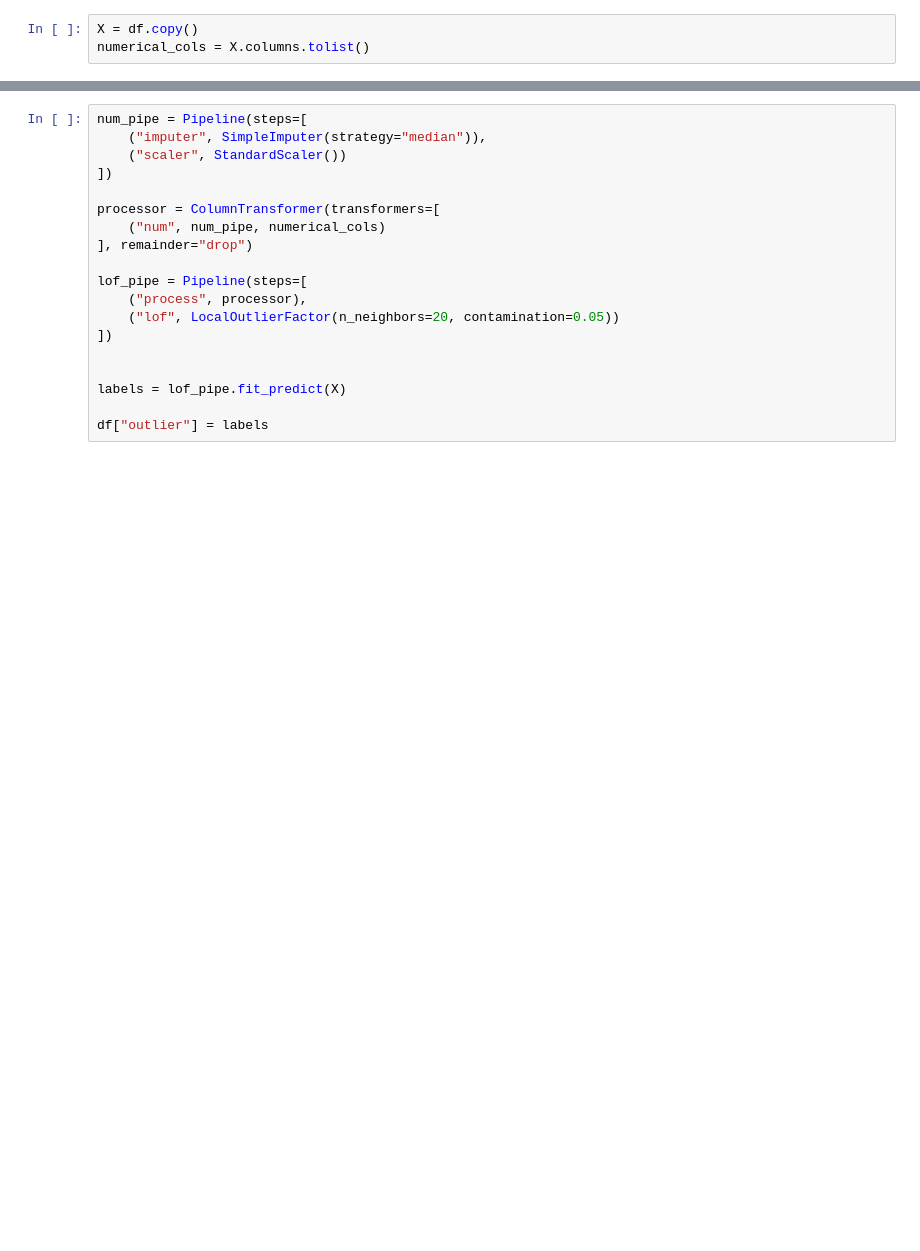
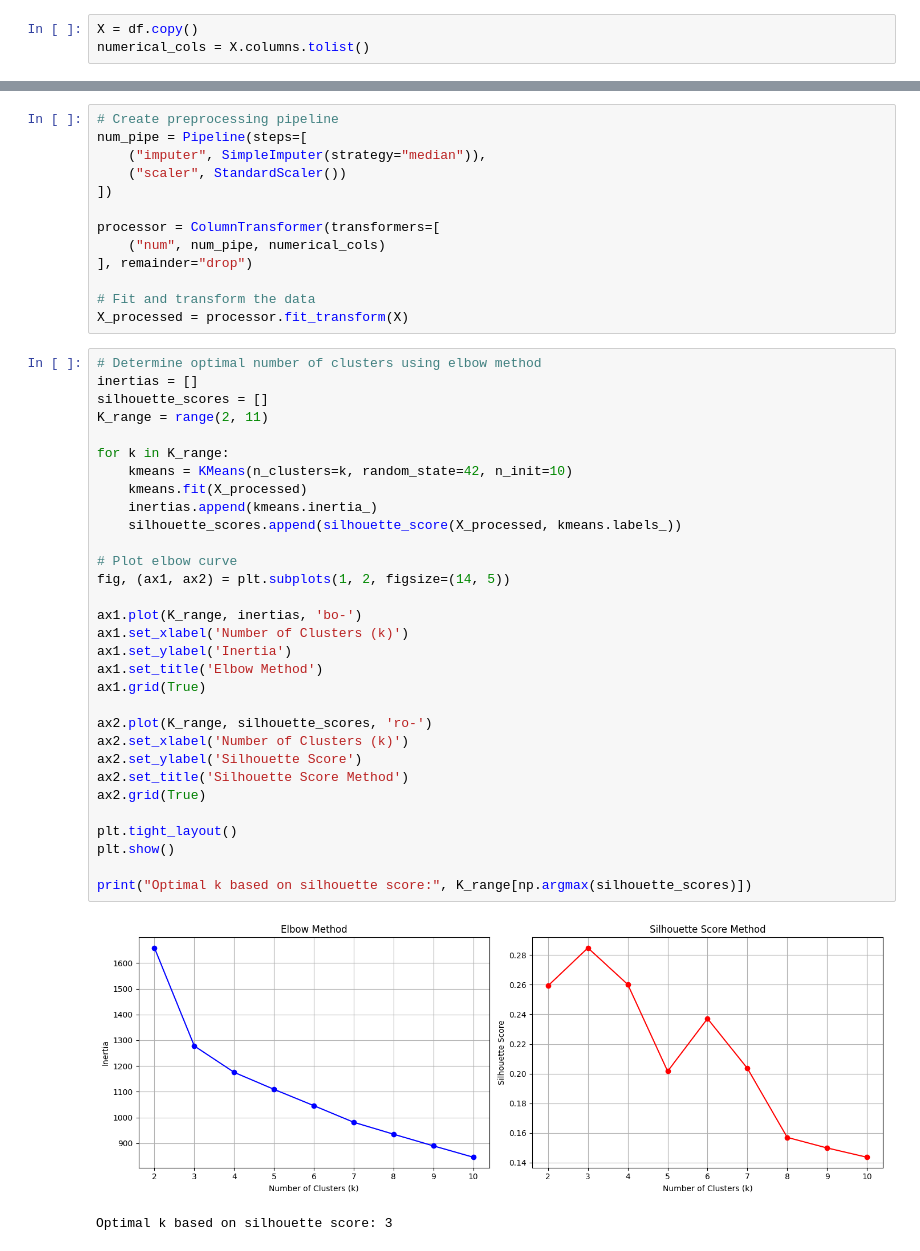
Before and after one commit to Mostafa-Seyedi/kaggle_competitions-, a Jupyter notebook: Clustring/wine/code.ipynb, the cells around one changed output, grey strips where cells are left out. Saved outputs shown, nothing was run; the diff lists cells and outputs as text; blank space fills up the shorter version.

```diff
--- a/Clustring/wine/code.ipynb
+++ b/Clustring/wine/code.ipynb
@@ -27,4 +30,5 @@ from sklearn.neighbors import LocalOutlierFactor
 # %%
+# Create preprocessing pipeline
 num_pipe = Pipeline(steps=[
     ("imputer", SimpleImputer(strategy="median")),
     ("scaler", StandardScaler())
@@ -34,12 +38,39 @@ processor = ColumnTransformer(transformers=[
     ("num", num_pipe, numerical_cols)
 ], remainder="drop")
 
-lof_pipe = Pipeline(steps=[
-    ("process", processor),
-    ("lof", LocalOutlierFactor(n_neighbors=20, contamination=0.05))
-])
-
-
-labels = lof_pipe.fit_predict(X)
-
-df["outlier"] = labels
+# Fit and transform the data
+X_processed = processor.fit_transform(X)
+# %%
+# Determine optimal number of clusters using elbow method
+inertias = []
+silhouette_scores = []
+K_range = range(2, 11)
+
+for k in K_range:
+    kmeans = KMeans(n_clusters=k, random_state=42, n_init=10)
+    kmeans.fit(X_processed)
+    inertias.append(kmeans.inertia_)
+    silhouette_scores.append(silhouette_score(X_processed, kmeans.labels_))
+
+# Plot elbow curve
+fig, (ax1, ax2) = plt.subplots(1, 2, figsize=(14, 5))
+
+ax1.plot(K_range, inertias, 'bo-')
+ax1.set_xlabel('Number of Clusters (k)')
+ax1.set_ylabel('Inertia')
+ax1.set_title('Elbow Method')
+ax1.grid(True)
+
+ax2.plot(K_range, silhouette_scores, 'ro-')
+ax2.set_xlabel('Number of Clusters (k)')
+ax2.set_ylabel('Silhouette Score')
+ax2.set_title('Silhouette Score Method')
+ax2.grid(True)
+
+plt.tight_layout()
+plt.show()
+
+print("Optimal k based on silhouette score:", K_range[np.argmax(silhouette_scores)])
+# %% [output]
+[figure, added]
+Optimal k based on silhouette score: 3
```
Also changed, not shown: parts of 6 cells of this notebook, 2 other files.
